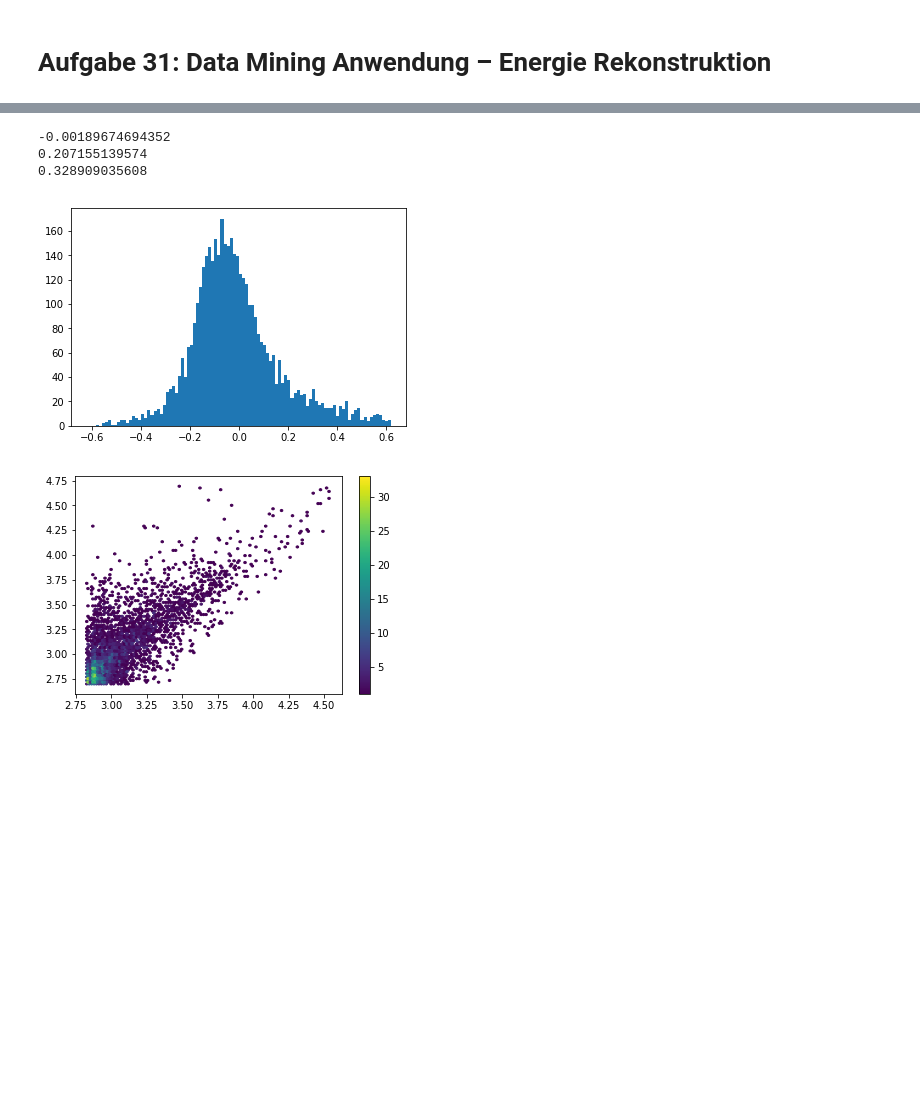
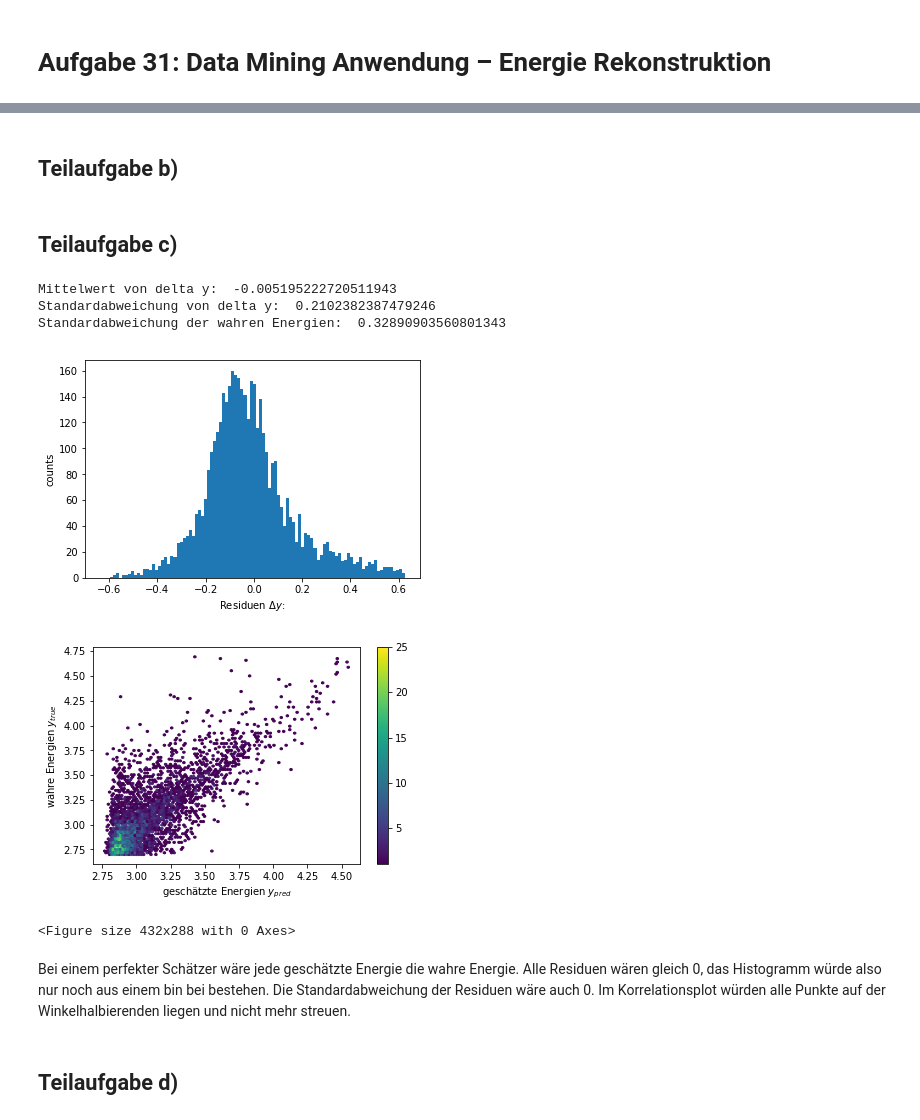
Before and after one commit to JaLuka98/SMD18-19, a Jupyter notebook: Uebungsblaetter/Blatt10/bonus.ipynb, the cells around one changed output, grey strips where cells are left out. Drawn from its saved outputs; the diff is of its cells as text; code cells hidden in the pictures; blank space fills up the shorter version.

```diff
--- a/Uebungsblaetter/Blatt10/bonus.ipynb
+++ b/Uebungsblaetter/Blatt10/bonus.ipynb
@@ -24,11 +26,15 @@ photoncharge_shower_mean = np.asarray(df.photoncharge_shower_mean)
 X = np.vstack((size, width, length, num_pixel_in_shower, photoncharge_shower_mean)).T
 y = np.asarray(df.corsika_event_header_total_energy)
 X_train, X_test, y_train, y_test = train_test_split(X, y, test_size = 0.2, random_state=0)
+# %% [markdown]
+## Teilaufgabe b)
 # %%
 # Ich habe nicht wirklich eine Ahnung wie man die Parameter am besten wählen sollte
 forest = RandomForestRegressor(n_estimators = 10, max_depth = 20, random_state = 0)
 forest.fit(X_train, y_train)
 y_pred = forest.predict(X_test)
+# %% [markdown]
+## Teilaufgabe c)
 # %%
 def evaluate_performance(y_true, y_pred):
     # So wie in der Aufgabe angegeben erst mal paar Sachen berechnen
@@ -37,30 +43,39 @@ def evaluate_performance(y_true, y_pred):
     sigma_delta_y = np.std(delta_y, ddof = 1)
     mean_y_true = np.mean(y_true)
     sigma_y_true = np.std(y_true)
-    print(mean_delta_y)
-    print(sigma_delta_y)
-    print(sigma_y_true)
+    print('Mittelwert von delta y: ', mean_delta_y)
+    print('Standardabweichung von delta y: ', sigma_delta_y)
+    print('Standardabweichung der wahren Energien: ', sigma_y_true)
     plt.hist(delta_y, bins = 100, range = (mean_delta_y - 3*sigma_delta_y, mean_delta_y + 3*sigma_delta_y))
+    plt.ylabel(r'counts')
+    plt.xlabel(r'Residuen $\Delta y$:')
     plt.show()
     plt.clf()
     plt.hexbin(y_pred, y_true, mincnt=1)
     cb = plt.colorbar()
+    plt.xlabel(r'geschätzte Energien $y_{pred}$')
+    plt.ylabel(r'wahre Energien $y_{true}$')
     plt.show()
     plt.clf()
 # %%
-n = [10]
-for n_estimators in n:
-    forest = RandomForestRegressor(n_estimators = n_estimators, max_depth = 10, random_state = 0)
-    forest.fit(X_train, y_train)
-    y_pred = forest.predict(X_test)
-    evaluate_performance(y_test, y_pred)
-# Das sieht fast wie in der Vorlesung aus
+forest = RandomForestRegressor(n_estimators = 1000, max_depth = 20, random_state = 0)
+forest.fit(X_train, y_train)
+y_pred = forest.predict(X_test)
+evaluate_performance(y_test, y_pred)
 # %% [output]
--0.00189674694352
-0.207155139574
-0.328909035608
+Mittelwert von delta y:  -0.005195222720511943
+Standardabweichung von delta y:  0.2102382387479246
+Standardabweichung der wahren Energien:  0.32890903560801343
-[figure, old version]
+[figure, new version]
-[figure, old version]
+[figure, new version]
+<Figure size 432x288 with 0 Axes>
+# %% [markdown]
+Bei einem perfekter Schätzer wäre jede geschätzte Energie die wahre Energie.
+Alle Residuen wären gleich 0, das Histogramm würde also nur noch aus einem bin bei bestehen.
+Die Standardabweichung der Residuen wäre auch 0.
+Im Korrelationsplot würden alle Punkte auf der Winkelhalbierenden liegen und nicht mehr streuen.
+# %% [markdown]
+## Teilaufgabe d)
 # %%
 with h5py.File("smd_deeplearning_gammas_reduced.hdf5", "r") as f:
 
```
Also changed, not shown: parts of 3 cells of this notebook, 5 other files.
